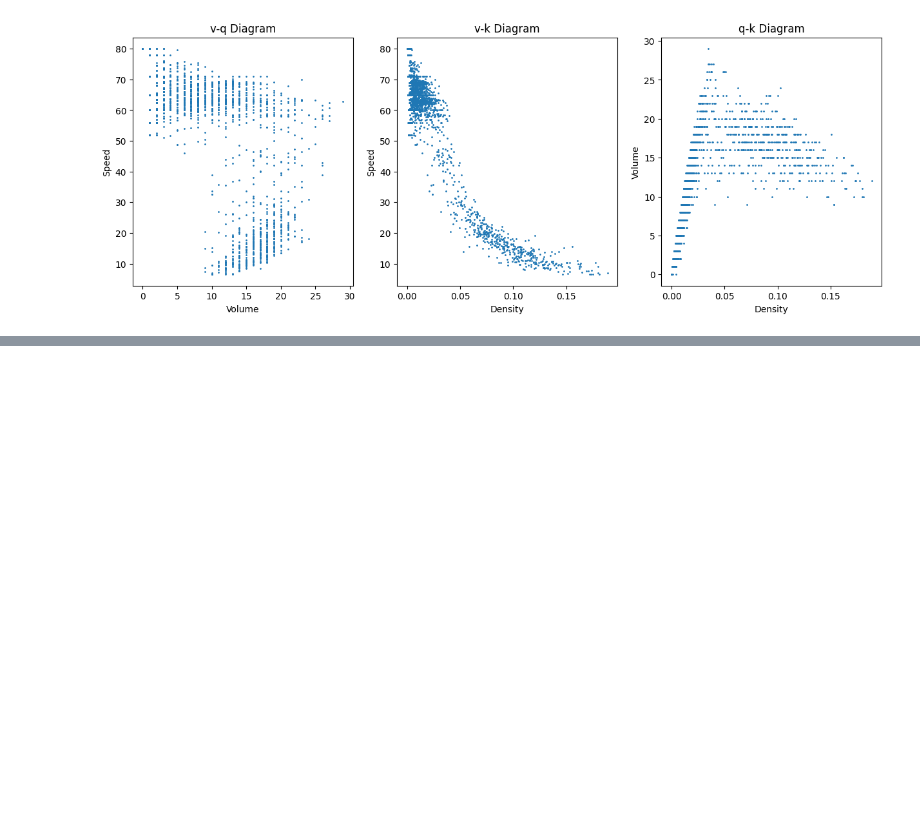
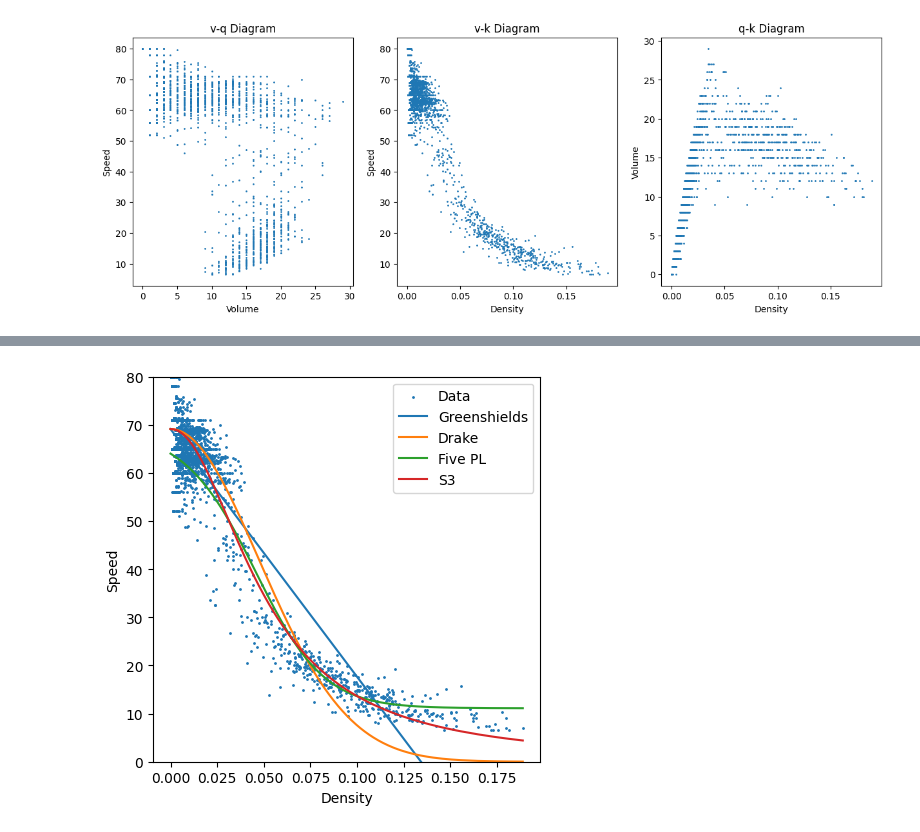
Before and after one commit to jingxuehan0707/ce593, a Jupyter notebook: project_task_03.ipynb, the cells around one changed output, grey strips where cells are left out. Cells and saved outputs as stored; diff of their text form; code cells hidden in the pictures; blank space fills up the shorter version.

Commit message:
feat: curve fitting for single-regime model

```diff
--- a/project_task_03.ipynb
+++ b/project_task_03.ipynb
@@ -176,0 +157,28 @@ plt.show()
+# %%
+# Fit the greenshields model
+popt, pcov = curve_fit(greenshields, k, v, bounds=([0, 0], [np.inf, np.inf]))
+v_f, k_jam = popt
+mse_greenshields = mse(v, greenshields(k, v_f, k_jam))
+print(f'v_f: {v_f:.2f}, k_jam: {k_jam:.2f}') # 2 decimal places
+print(f'MSE: {mse_greenshields:.2f}')
+
+# Fit the drake model
+popt, pcov = curve_fit(drake, k, v, bounds=([0, 0], [np.inf, np.inf]))
+v_f, k_m = popt
+mse_drake = mse(v, drake(k, v_f, k_m))
+print(f'v_f: {v_f:.2f}, k_m: {k_m:.2f}')
+print(f'MSE: {mse_drake:.2f}')
+
+# Fit the five_pl model
+popt, pcov = curve_fit(five_pl, k, v, bounds=([0, 0, 0, 0, 0], [np.inf, np.inf, np.inf, np.inf, np.inf]))
+v_f, v_b, k_c, theta_1, theta_2 = popt
+mse_five_pl = mse(v, five_pl(k, v_f, v_b, k_c, theta_1, theta_2))
+print(f'v_f: {v_f:.2f}, v_b: {v_b:.2f}, k_c: {k_c:.2f}, theta_1: {theta_1:.2f}, theta_2: {theta_2:.2f}')
+print(f'MSE: {mse_five_pl:.2f}')
+
+# Fit the s3 model, with bournds for m, 1<=m<=8.53
+popt, pcov = curve_fit(s3, k, v, bounds=([0, 0, 1], [np.inf, np.inf, 8.53]))
+v_f, k_c, m = popt
+mse_s3 = mse(v, s3(k, v_f, k_c, m))
+print(f'v_f: {v_f:.2f}, k_c: {k_c:.2f}, m: {m:.2f}')
+print(f'MSE: {mse_s3:.2f}')
@@ -176,0 +194,15 @@ plt.show()
+# %%
+# Plot the fitted models in one single plot
+plt.figure(figsize=(5, 5))
+plt.scatter(k, v, s=1, label='Data')
+plt.plot(k, greenshields(k, v_f, k_jam), label='Greenshields')
+plt.plot(k, drake(k, v_f, k_m), label='Drake')
+plt.plot(k, five_pl(k, v_f, v_b, k_c, theta_1, theta_2), label='Five PL')
+plt.plot(k, s3(k, v_f, k_c, m), label='S3')
+plt.xlabel('Density')
+plt.ylabel('Speed')
+plt.ylim(0, 80) # Set the y-axis limit from 0 to 80
+plt.legend()
+plt.show()
+# %% [output]
+[figure, added]
```
Also changed, not shown: parts of 9 cells of this notebook.
